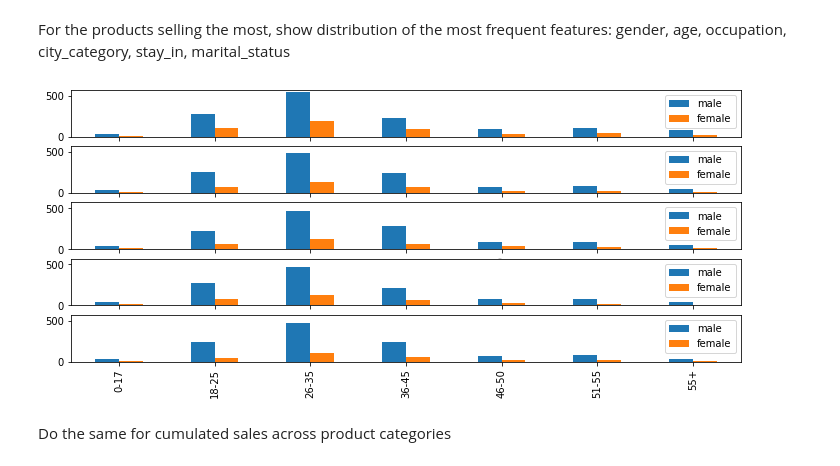
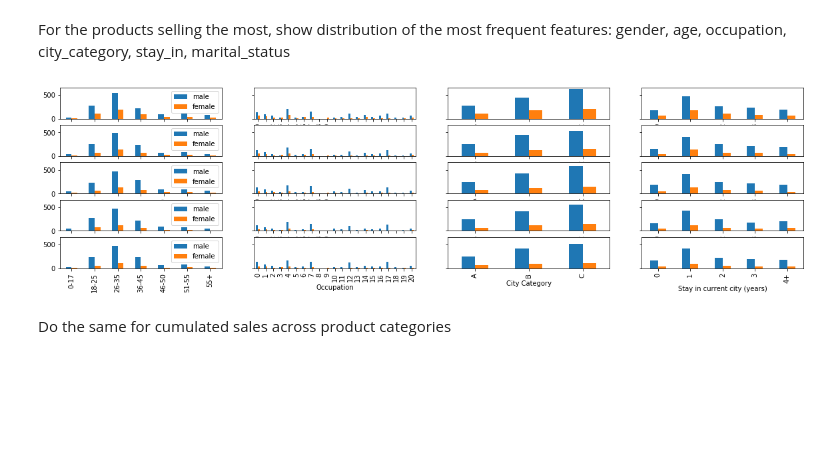
Before and after one commit to florianst/blackfriday, a Jupyter notebook: Investigation1.ipynb, the cells around one changed output. Cells and saved outputs as stored; diff of their text form; code cells hidden in the pictures; blank space fills up the shorter version.

Commit message:
complete product visualisations

```diff
--- a/Investigation1.ipynb
+++ b/Investigation1.ipynb
@@ -56,16 +56,28 @@ ylabel = plt.ylabel("Number of purchases per user")
 For the products selling the most, show distribution of the most frequent features: gender, age, occupation, city_category, stay_in, marital_status
 # %%
 data_products = data.groupby(['Product_ID']).count().sort_values(by='Purchase', ascending=False)
-fig, axes = plt.subplots(nrows=5, sharey=True, figsize=(12,5))
+fig, axes = plt.subplots(nrows=5, ncols=5, sharey=True, figsize=(20,5))
 
 for i,product_id in enumerate(data_products.index.tolist()[:5]):
     data_product = data[data.Product_ID == product_id]
     #print(data_product)
     df = pd.DataFrame({'male': pd.value_counts(data_product[data_product.Gender == 'M']['Age']).values,'female': pd.value_counts(data_product[data_product.Gender == 'F']['Age']).values}, index=pd.value_counts(data_product['Age']).index)
-    plot = df.sort_index().plot.bar(ax=axes[i])
-    ax.set_xlabel("Age ("+product_id+")")
+    plot = df.sort_index().plot.bar(ax=axes[i,0])
+    axes[4,1].set_xlabel("Age")
+    df = pd.concat([pd.value_counts(data_product[data_product.Gender == 'M']['Occupation']), pd.value_counts(data_product[data_product.Gender == 'F']['Occupation'])], axis=1)
+    plot = df.sort_index().plot.bar(ax=axes[i,1], legend=None)
+    axes[4,1].set_xlabel("Occupation")
+    df = pd.concat([pd.value_counts(data_product[data_product.Gender == 'M']['City_Category']), pd.value_counts(data_product[data_product.Gender == 'F']['City_Category'])], axis=1)
+    plot = df.sort_index().plot.bar(ax=axes[i,2], legend=None)
+    axes[4,2].set_xlabel("City Category")
+    df = pd.DataFrame({'male': pd.value_counts(data_product[data_product.Gender == 'M']['Stay_In_Current_City_Years']).values,'female': pd.value_counts(data_product[data_product.Gender == 'F']['Stay_In_Current_City_Years']).values}, index=pd.value_counts(data_product['Stay_In_Current_City_Years']).index)
+    plot = df.sort_index().plot.bar(ax=axes[i,3], legend=None)
+    axes[4,3].set_xlabel("Stay in current city (years)")
+    df = pd.concat([pd.value_counts(data_product[data_product.Gender == 'M']['Marital_Status']), pd.value_counts(data_product[data_product.Gender == 'F']['Marital_Status'])], axis=1)
+    plot = df.sort_index().plot.bar(ax=axes[i,4], legend=None)
+    axes[4,2].set_xlabel("Mari")
 # %% [output]
-[figure, old version]
+[figure, new version]
 # %% [markdown]
 Do the same for cumulated sales across product categories
 # %% [markdown]
```
